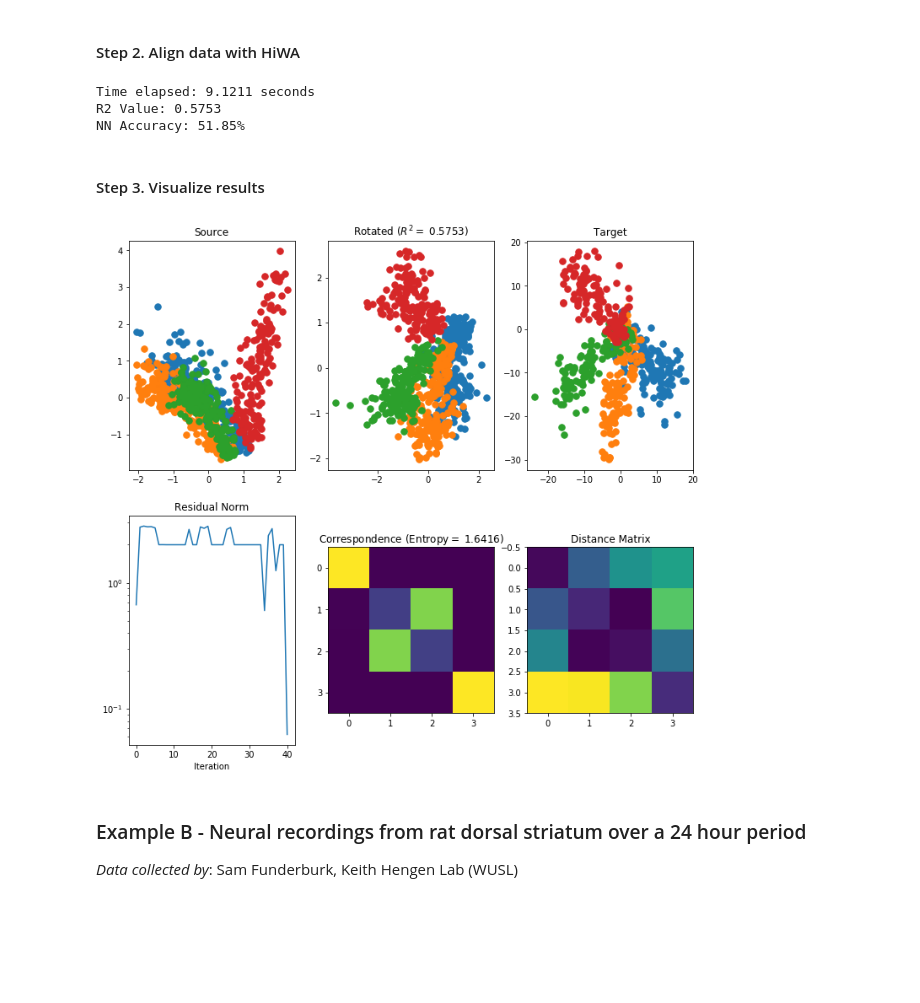
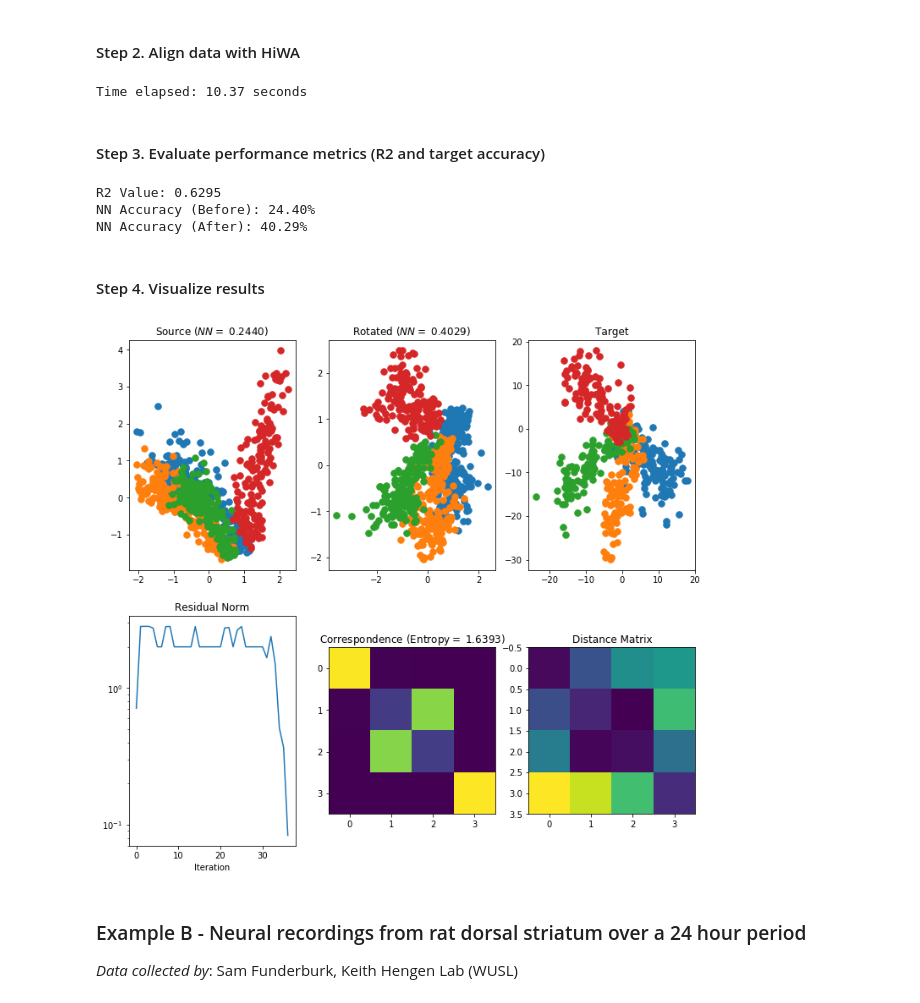
Before and after one commit to nerdslab/PyHiWA, a Jupyter notebook: HiWA-Demo.ipynb, the cells around one changed output. Cells and saved outputs as stored; diff of their text form; code cells hidden in the pictures; blank space fills up the shorter version.

```diff
--- a/HiWA-Demo.ipynb
+++ b/HiWA-Demo.ipynb
@@ -27,10 +30,11 @@ _Data collected by:_ Matthew Perich, Lee Miller Lab (Northwestern)
+# %%
+# Load the datasets from a .mat file
+#T_te, T_tr, X_te, X_tr, Y_te, Y_tr = utils.load_data('data\\mihi_demo.mat')
+T_te, T_tr, X_te, X_tr, Y_te, Y_tr = utils.load_data('mihi_demo.mat')
+T_te, T_tr = T_te.squeeze(), T_tr.squeeze()
 # %% [markdown]
 #### Step 1. Apply initial dimensionality reduction
 # %%
-# Load the datasets from a .mat file
-T_te, T_tr, X_te, X_tr, Y_te, Y_tr = utils.load_data('data\\mihi_demo.mat')
-T_te, T_tr = T_te.squeeze(), T_tr.squeeze()
-
 # Apply initial dimensionality reduction (n_components)
 Y_te_3d = FactorAnalysis(n_components=3).fit_transform(utils.remove_const_cols(Y_te))
 X_tr_3d = utils.map_X_3D(X_tr)
@@ -52,50 +56,61 @@ hwa.fit(Y_te_3d, T_te, X_tr_3d, T_tr, Y_transform=X_transform, Rgt=utils.LS_orac
 Y_te_rec = hwa.transform(Y_te_3d)
 t2 = time.time()
 print('Time elapsed: {:.5} seconds'.format(t2 - t1))
-
-# Evaluate decoding accuracy after alignment
-r2_hwa = utils.eval_R2(Y_te_rec, utils.map_X_3D(X_te))
-print('R2 Value: {:.4}'.format(r2_hwa))
-
-# Evaluate nearest neighbors classification accuracy after alignment
-nbrs = NearestNeighbors()
-nbrs.fit(Y_te_rec)
-idx = nbrs.kneighbors(X_tr_3d, n_neighbors=1, return_distance=False).squeeze()
-nn_hwa = (T_te[idx] == T_tr).sum() / T_tr.shape[0]
-print('NN Accuracy: {:.2%}'.format(nn_hwa))
 # %% [output]
-Time elapsed: 9.1211 seconds
-R2 Value: 0.5753
-NN Accuracy: 51.85%
+Time elapsed: 10.37 seconds
+# %% [markdown]
+#### Step 3. Evaluate performance metrics (R2 and target accuracy)
+# %%
+# Evaluate decoding accuracy after alignment
+r2_hwa = utils.eval_R2(Y_te_rec[:,0:2], X_te)
+print('R2 Value: {:.4}'.format(r2_hwa))
+
+# Evaluate nearest neighbors classification accuracy before alignment
+nbrs = NearestNeighbors()
+nbrs.fit(Y_te_3d)
+idx = nbrs.kneighbors(X_tr_3d, n_neighbors=1, return_distance=False).squeeze()
+nn_hwa_prealign = (T_te[idx] == T_tr).sum() / T_tr.shape[0]
+print('NN Accuracy (Before): {:.2%}'.format(nn_hwa_prealign))
+
+# Evaluate nearest neighbors classification accuracy after alignment
+nbrs = NearestNeighbors()
+nbrs.fit(Y_te_rec)
+idx = nbrs.kneighbors(X_tr_3d, n_neighbors=1, return_distance=False).squeeze()
+nn_hwa = (T_te[idx] == T_tr).sum() / T_tr.shape[0]
+print('NN Accuracy (After): {:.2%}'.format(nn_hwa))
+# %% [output]
+R2 Value: 0.6295
+NN Accuracy (Before): 24.40%
+NN Accuracy (After): 40.29%
 # %% [markdown]
-#### Step 3. Visualize results
+#### Step 4. Visualize results
 # %%
 # Plot the results, plus some diagnostics
 plt.figure(figsize=(12, 11))
 plt.subplot(2, 3, 1)
-plt.title('Source')
+plt.title('Source ($NN = $ %.4f)' %nn_hwa_prealign)
 utils.color_data(Y_te_3d, T_te)
 plt.subplot(2, 3, 2)
-plt.title('Rotated ($R^2 = $ %.4f)' %r2_hwa)
+plt.title('Rotated ($NN = $ %.4f)' %nn_hwa)
 utils.color_data(Y_te_rec, T_te)
 plt.subplot(2, 3, 3)
 plt.title('Target')
 utils.color_data(X_tr, T_tr)
 ax = plt.subplot(2, 3, 4)
 plt.plot(hwa.diagnostics['Rg_norm'])
 ax.set_yscale('log')
 plt.title('Residual Norm')
 plt.xlabel('Iteration')
 plt.subplot(2, 3, 5)
 plt.imshow(hwa.P)
 plt.xticks(np.arange(4))
 plt.yticks(np.arange(4))
 plt.title('Correspondence (Entropy$ = $ %.4f)' %(-np.sum(hwa.P * np.log(hwa.P))))
 plt.subplot(2, 3, 6)
 plt.title('Distance Matrix')
 c = plt.imshow(hwa.diagnostics['C'])
 # %% [output]
-[figure, old version]
+[figure, new version]
 # %% [markdown]
 ### Example B - Neural recordings from rat dorsal striatum over a 24 hour period
 _Data collected by_: Sam Funderburk, Keith Hengen Lab (WUSL)
```
Also changed, not shown: parts of 33 cells of this notebook.
